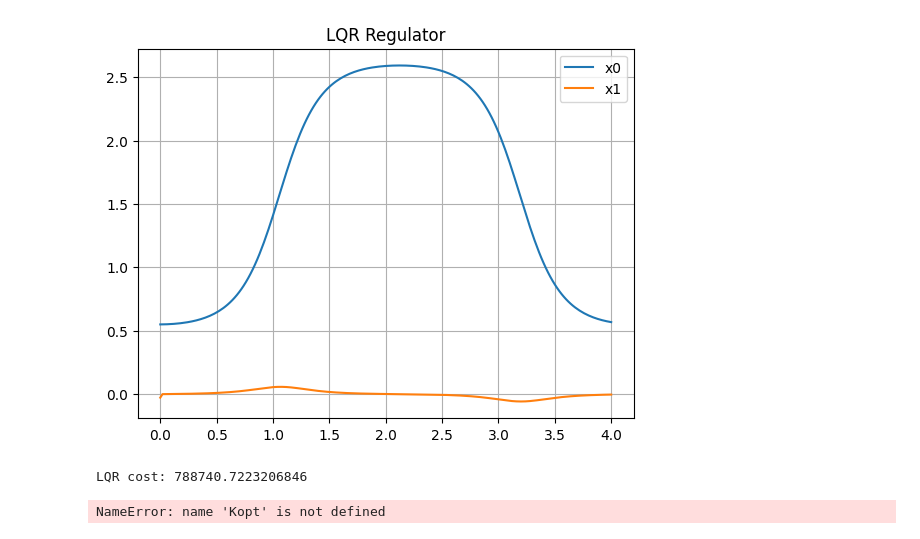
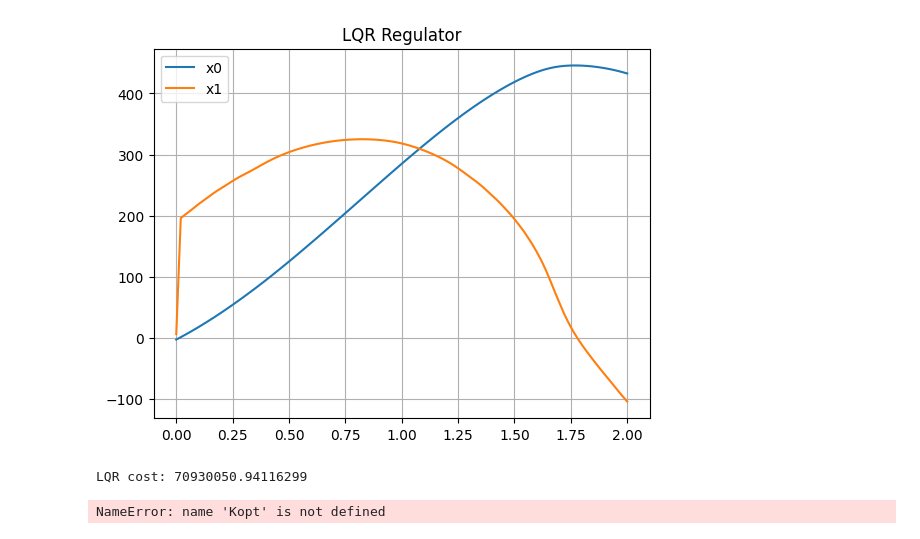
Before and after one commit to xyrrrrrrrr/RKVAE, a Jupyter notebook: control/Control_KoVAE.ipynb, the cells around one changed output. Cells and saved outputs as stored; diff of their text form; code cells hidden in the pictures.

```diff
--- a/control/Control_KoVAE.ipynb
+++ b/control/Control_KoVAE.ipynb
@@ -33,12 +33,12 @@ method_index = 8
 # env_name = "CartPole-v1"
 # env_name = "LunarLanderContinuous-v2"
 # suffix = "Pendulum1_26"
-# env_name = "Pendulum-v1"
+env_name = "Pendulum-v1"
 suffix = suffixes[method_index-2]
 # env_name = "DampingPendulum"
 # env_name = "DoublePendulum"
 # suffix = "MountainCarContinuous1_26"
-env_name = "MountainCarContinuous-v0"
+# env_name = "MountainCarContinuous-v0"
 # %%
 method = Methods[method_index]
 root_path = "../Data/"+suffix
@@ -343,7 +343,7 @@ def Prepare_LQR(env_name):
         Q[1,1] = 1.0
         Q[2,2] = 5.0
         Q[3,3] = 1.0
-        R = 1*np.eye(1)
+        R = 10*np.eye(1)
         reset_state=  [0.0,-1.0,0.0,0]
     elif env_name.startswith("Pendulum"):
         Q = np.zeros((NKoopman,NKoopman))
@@ -370,9 +370,9 @@ def Prepare_LQR(env_name):
     elif env_name.startswith("MountainCarContinuous"):
         Q = np.zeros((NKoopman,NKoopman))
         Q[0,0] = 5.0
-        Q[1,1] = 0.1
+        Q[1,1] = 0.01
         R = 1*np.eye(1)
-        reset_state = [0.55,0.0]
+        reset_state = [0.5,0.0]
         x_ref[0] = 0.45
     elif env_name.startswith("LunarLanderContinuous-v2"):
         Q = np.zeros((NKoopman,NKoopman))
@@ -435,7 +435,7 @@ x_ref_lift = Psi_o(x_ref,net)
 observation_list.append(x0[:Nstate].reshape(-1,1))
 # print(Kopt)
 u_list = []
-steps = 200
+steps = 100
 # umax = 100
 for i in range(steps):
     # env.render()
@@ -452,35 +452,36 @@ for i in range(steps):
     if udim == 1:
         ureal = u[0,0]/gu[0,0]
     else:
         ureal = [u[i,0]/gu[0,i] for i in range(udim)]
 
     # print(ureal)
     # print(ureal.shape)
     # ureal = max(-8,min(8,ureal))
     observation, reward, done, info = env.step(ureal)
     # observation += np.random.normal(0, 0.1, observation.shape[0])
     observation_noisy = observation + np.random.normal(0, 0.1, observation.shape[0])
     x0 = np.matrix(Psi_o(observation_noisy,net))
     # x0 = Ad*x0+Bd*u
     observation_list.append(observation.reshape(-1,1))
     u_list.append(u)
+
     # time.sleep(0.1)
 
 observations = np.concatenate(observation_list,axis=1)
 np.save("./data/"+env_name+"_"+method+"_observations.npy",observations)
 u_list = np.array(u_list).reshape(-1)
 time_history = np.arange(steps+1)*env.dt
 for i in range(Nstate):
     plt.plot(time_history, observations[i,:].reshape(-1,1), label="x{}".format(i))
 plt.grid(True)
 plt.title("LQR Regulator")
 plt.legend()
 plt.show()
 cost = Cost(observations,u_list,Q,R,x_ref)
 print("LQR cost:", cost)
 # %% [output]
-[figure, old version]
+[figure, new version]
-LQR cost: 788740.7223206846
+LQR cost: 70930050.94116299
 # %%
 from typing import Tuple, List
 def test_lander_lqr(
```
Also changed, not shown: parts of 1 cell of this notebook, 9 other files.
